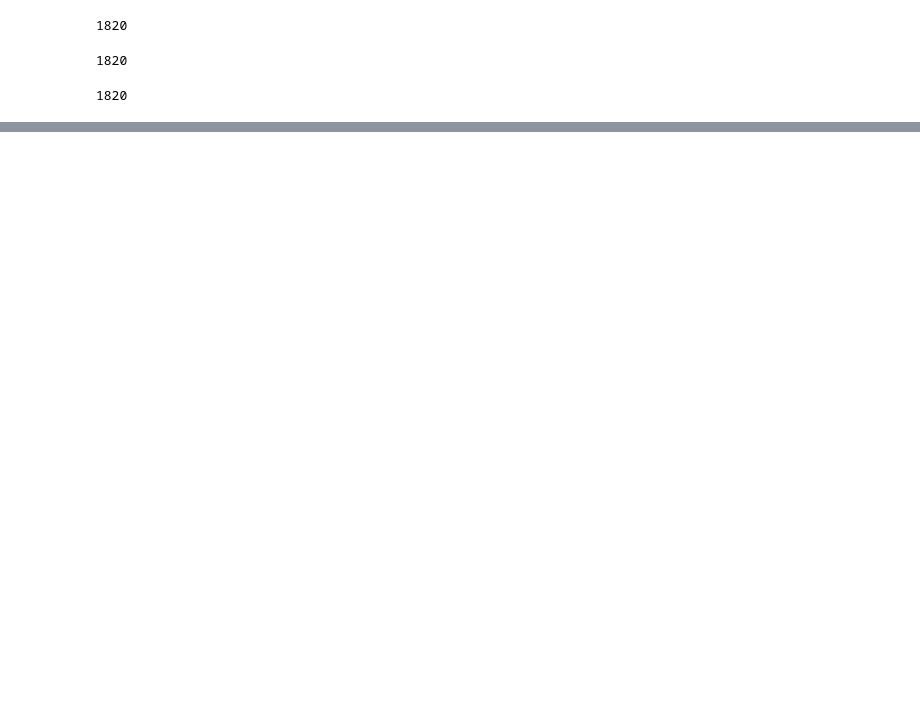
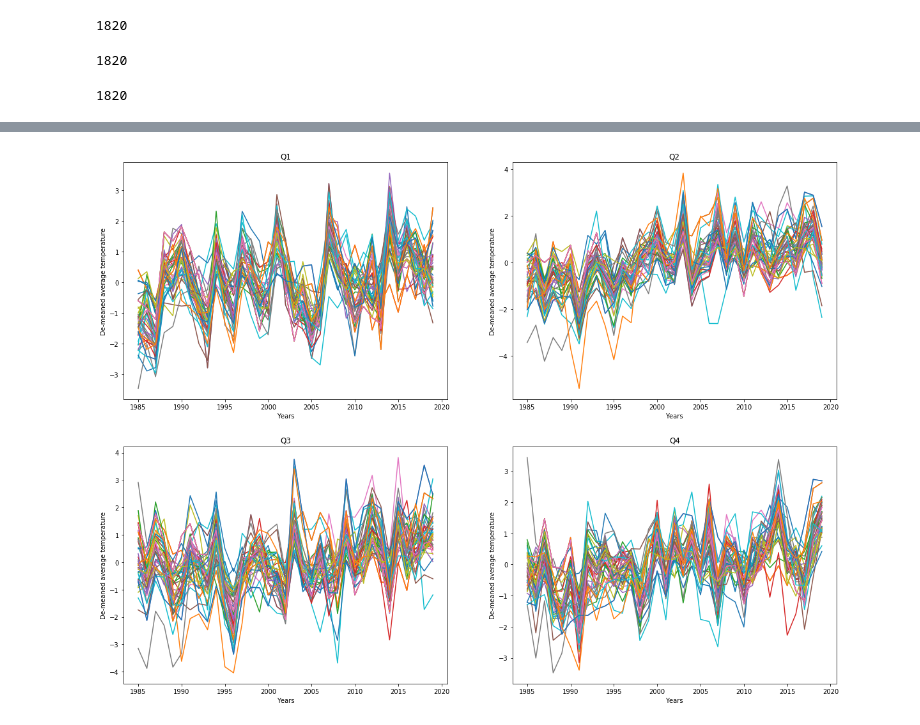
Before and after one commit to macejova/Project_PythonDataIES, a Jupyter notebook: Project actual data analysis.ipynb, the cells around one changed output, grey strips where cells are left out. Saved outputs shown, nothing was run; the diff lists cells and outputs as text; code cells hidden in the pictures; blank space fills up the shorter version.

```diff
--- a/Project actual data analysis.ipynb
+++ b/Project actual data analysis.ipynb
@@ -236,0 +155,4 @@ t_series_meanT_var_Q1=[meanT_var_Q1[i*35:((i+1)*35)] for i in range(52)]
+# %%
+'''  A simple function for ordering our measures into plot-ready time series of all cities in Italy'''
+def t_series(variable_measure):
+    return [[q[i::35] for i in range(35)] for q in variable_measure]
@@ -236,0 +177,14 @@ t_series_meanT_var_Q1=[meanT_var_Q1[i*35:((i+1)*35)] for i in range(52)]
+# %%
+'''  A simple function which will create ready-to-plot de-meaned time series  '''
+def demean(variable_measure):
+    series=[[x[i*35:((i+1)*35)] for i in range(52)] for x in variable_measure]
+    means=[[np.mean(city) for city in q] for q in series]
+    demeaned=[np.array(t_series(variable_measure)[i])-np.array(means[i]) for i in range(4)]
+    return demeaned
+# %%
+'''   Ready-to-plot de-meaned time series of averages '''
+demeaned_t_series_meanT_means_Qs=demean(meanT_means_Qs)
+demeaned_t_series_wind_means_Qs=demean(wind_means_Qs)
+demeaned_t_series_prec_means_Qs=demean(prec_means_Qs)
+demeaned_t_series_Tdiff_means_Qs=demean(Tdiff_means_Qs)
+demeaned_t_series_hum_means_Qs=demean(hum_means_Qs)
@@ -236,0 +241,5 @@ t_series_meanT_var_Q1=[meanT_var_Q1[i*35:((i+1)*35)] for i in range(52)]
+# %%
+''' Now we can take a look at evolution of de-meaned average quarterly temperature across all 52 cities in our dataset '''
+weather_plots(demeaned_t_series_meanT_means_Qs, "De-meaned average temperature")
+# %% [output]
+[figure, added]
```
Also changed, not shown: parts of 53 cells of this notebook.
